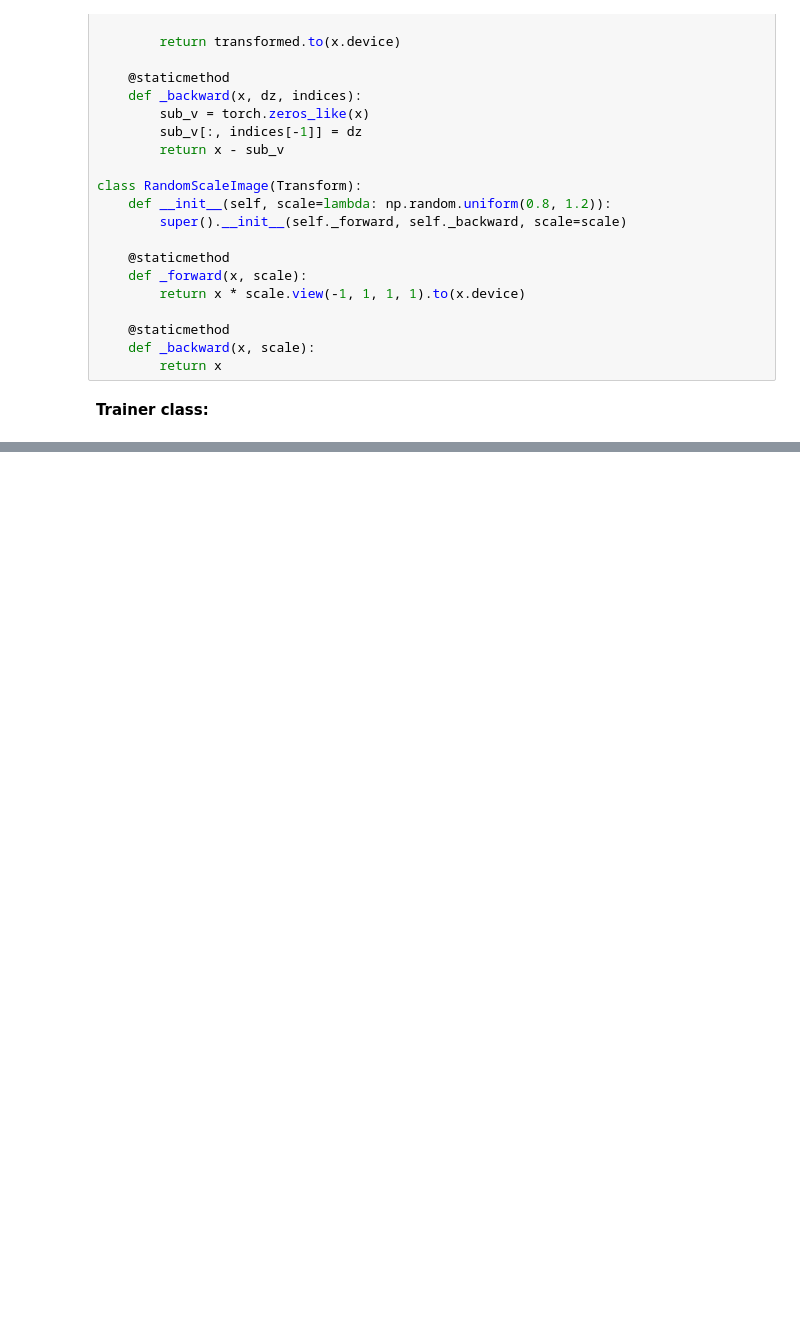
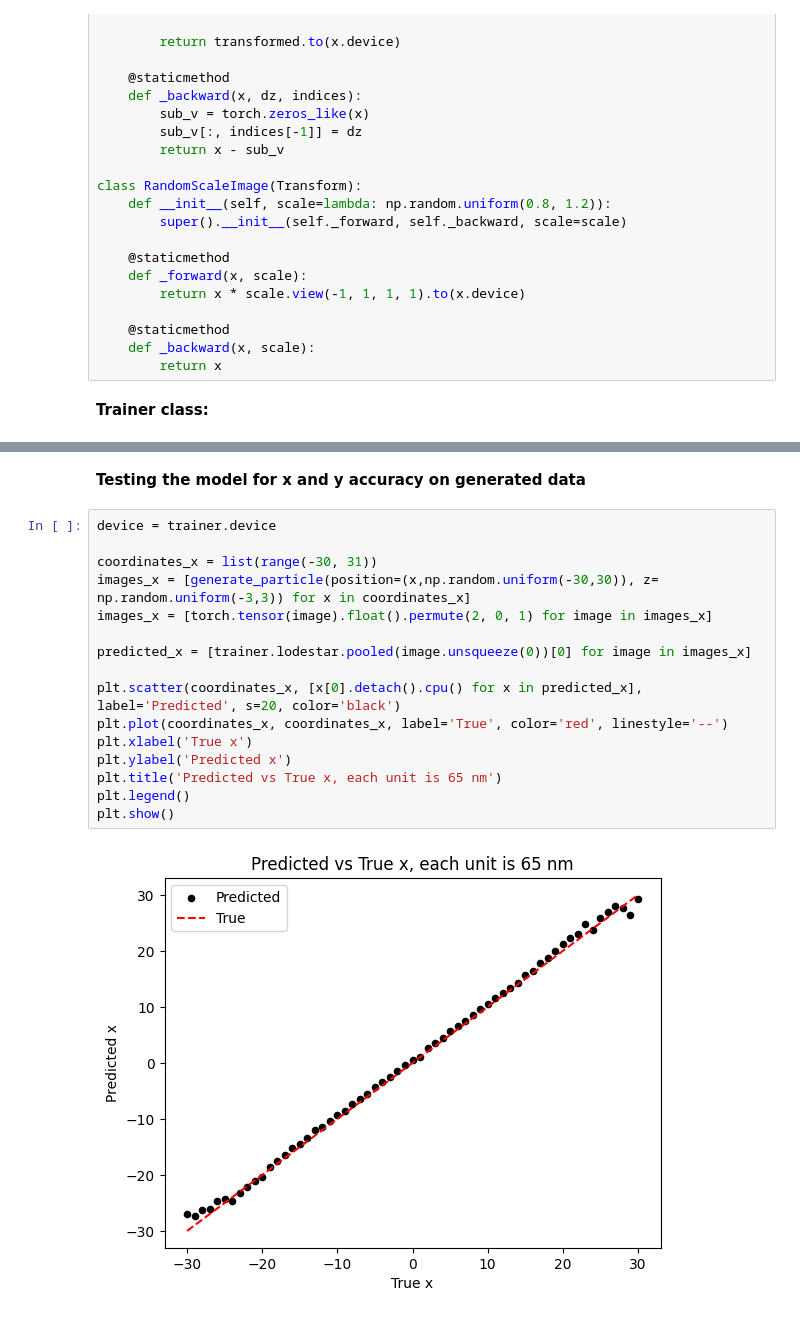
Before and after one commit to aramyamal/iSCAT_PartikelSp-rning, a Jupyter notebook: LodeSTAR3D/train.ipynb, the cells around one changed output, grey strips where cells are left out. Cells and saved outputs as stored; diff of their text form; blank space fills up the shorter version.

```diff
--- a/LodeSTAR3D/train.ipynb
+++ b/LodeSTAR3D/train.ipynb
@@ -168,0 +174,20 @@ Epoch 144/1000  Loss: 0.30135366320610046
+# %% [markdown]
+**Testing the model for x and y accuracy on generated data**
+# %%
+device = trainer.device
+
+coordinates_x = list(range(-30, 31))
+images_x = [generate_particle(position=(x,np.random.uniform(-30,30)), z= np.random.uniform(-3,3)) for x in coordinates_x]
+images_x = [torch.tensor(image).float().permute(2, 0, 1) for image in images_x]
+
+predicted_x = [trainer.lodestar.pooled(image.unsqueeze(0))[0] for image in images_x]
+
+plt.scatter(coordinates_x, [x[0].detach().cpu() for x in predicted_x], label='Predicted', s=20, color='black')
+plt.plot(coordinates_x, coordinates_x, label='True', color='red', linestyle='--')
+plt.xlabel('True x')
+plt.ylabel('Predicted x')
+plt.title('Predicted vs True x, each unit is 65 nm')
+plt.legend()
+plt.show()
+# %% [output]
+[figure, added]
```
Also changed, not shown: parts of 14 cells of this notebook, 2 other files.
